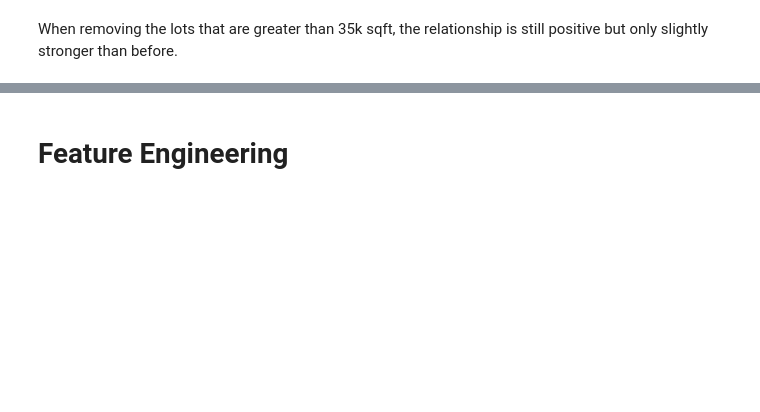
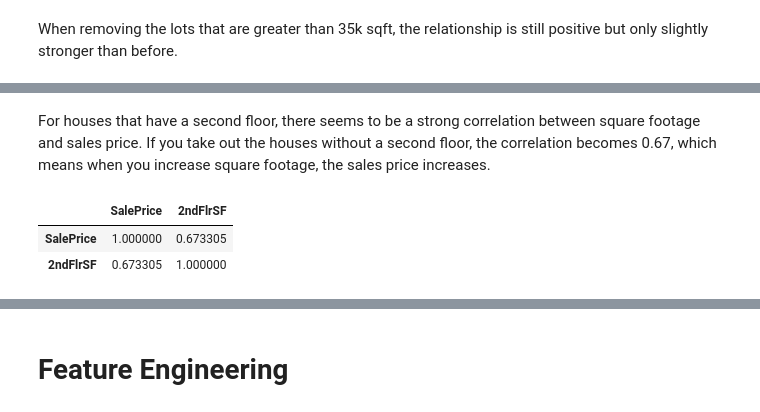
Before and after one commit to matthewcassi/kaggle_competitions, a Jupyter notebook: house_prices/initial_eda.ipynb, the cells around one changed output, grey strips where cells are left out. Saved outputs shown, nothing was run; the diff lists cells and outputs as text; code cells hidden in the pictures; blank space fills up the shorter version.

```diff
--- a/house_prices/initial_eda.ipynb
+++ b/house_prices/initial_eda.ipynb
@@ -186,2 +198,11 @@ plot.scatterplot(train,'2ndFlrSF','SalePrice',False)
+# %% [markdown]
+For houses that have a second floor, there seems to be a strong correlation between square footage and sales price. If you take out the houses without a second floor, the correlation becomes 0.67, which means when you increase square footage, the sales price increases.
+# %%
+second_floor = train[train['2ndFlrSF'] > 0]
+second_floor[['SalePrice','2ndFlrSF']].corr()
+# %% [output]
+|  | SalePrice | 2ndFlrSF |
+| SalePrice | 1.000000 | 0.673305 |
+| 2ndFlrSF | 0.673305 | 1.000000 |
 # %%
 plot.scatterplot(train,'GrLivArea','SalePrice',False)
```
Also changed, not shown: parts of 44 cells of this notebook.
